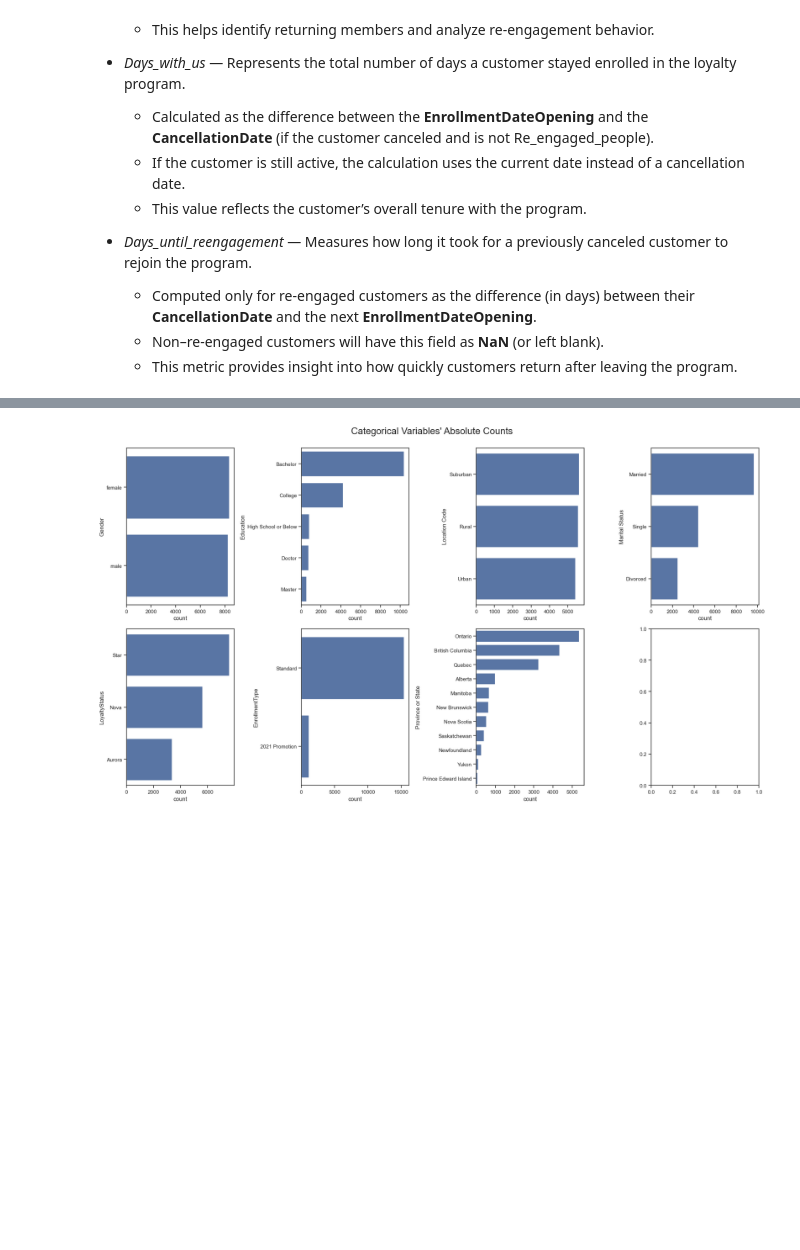
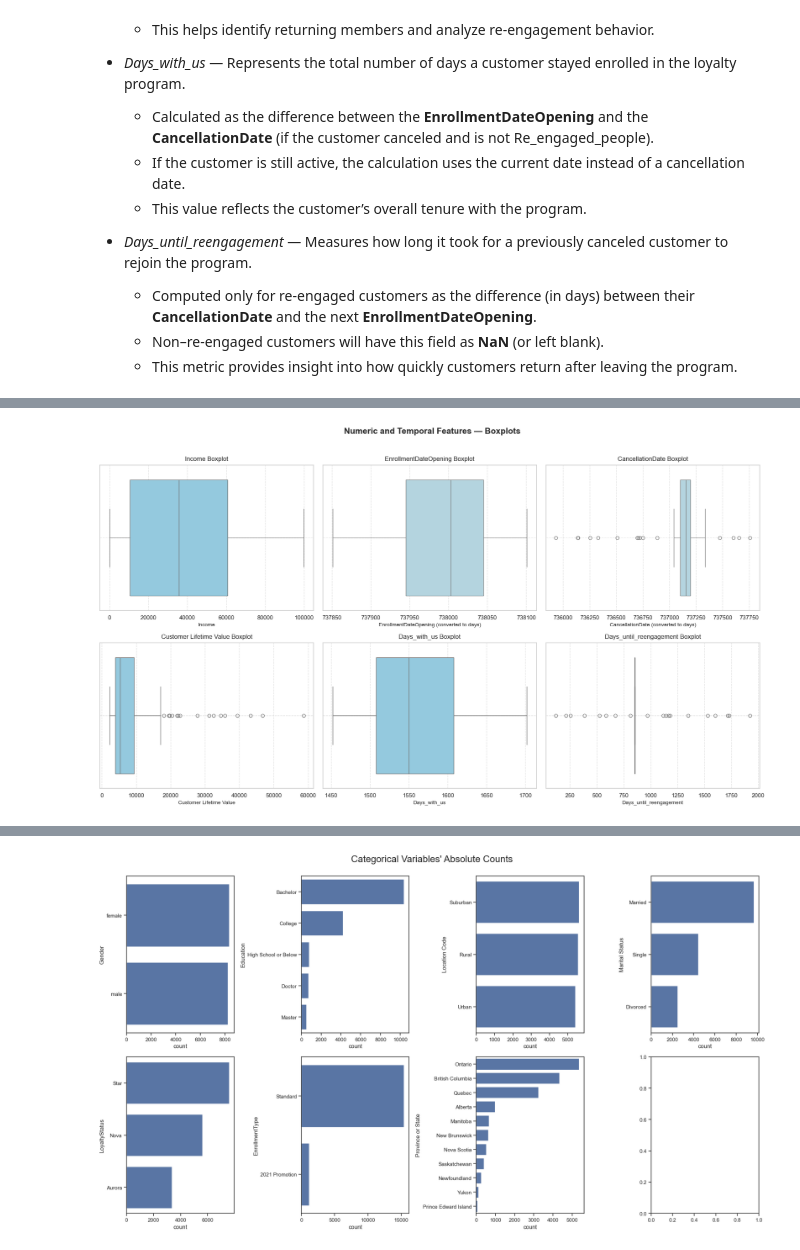
Before and after one commit to luisbdavila/Airline_Customer_Segmentation_DataMining_Project_Python, a Jupyter notebook: 1_Delivery/Code/EDA.ipynb, the cells around one changed output, grey strips where cells are left out. Drawn from its saved outputs; the diff is of its cells as text; code cells hidden in the pictures; blank space fills up the shorter version.

```diff
--- a/1_Delivery/Code/EDA.ipynb
+++ b/1_Delivery/Code/EDA.ipynb
@@ -505,0 +546,44 @@ plt.show()
+# %%
+sns.set_theme(style="whitegrid", palette="pastel")
+# --- Define subplot grid dynamically ---
+sp_rows = 2
+sp_cols = 3
+
+fig, axes = plt.subplots(
+    sp_rows, sp_cols,
+    figsize=(18, 10),
+    tight_layout=True
+)
+axes = axes.flatten()
+
+# --- Plot each feature ---
+for i, feat in enumerate(metric_features):
+    ax = axes[i]
+
+    # Handle date columns (convert to ordinal values for visualization)
+    if pd.api.types.is_datetime64_any_dtype(df_clean[feat]):
+        valid_data = df_clean[feat].dropna().map(pd.Timestamp.toordinal)
+        sns.boxplot(x=valid_data, ax=ax, color="lightblue")
+        ax.set_xlabel(f"{feat} (converted to days)", fontsize=10)
+    else:
+        sns.boxplot(x=df_clean[feat].dropna(), ax=ax, color="skyblue")
+        ax.set_xlabel(feat, fontsize=10)
+
+    ax.set_title(f"{feat} Boxplot", fontsize=12, pad=8)
+    ax.grid(True, linestyle='--', alpha=0.6)
+
+# Hide any empty subplots (if number of features < grid slots)
+for j in range(i + 1, len(axes)):
+    fig.delaxes(axes[j])
+
+# --- Layout & Save ---
+plt.suptitle("Numeric and Temporal Features — Boxplots", fontsize=16, fontweight='bold', y=1.02)
+
+save_dir = os.path.join('..', 'figures', 'eda')
+os.makedirs(save_dir, exist_ok=True)
+save_path = os.path.join(save_dir, 'numeric_variables_boxplots.png')
+plt.savefig(save_path, dpi=250, bbox_inches='tight')
+
+plt.show()
+# %% [output]
+[figure, added]
```
Also changed, not shown: parts of 36 cells of this notebook, 5 other files.
